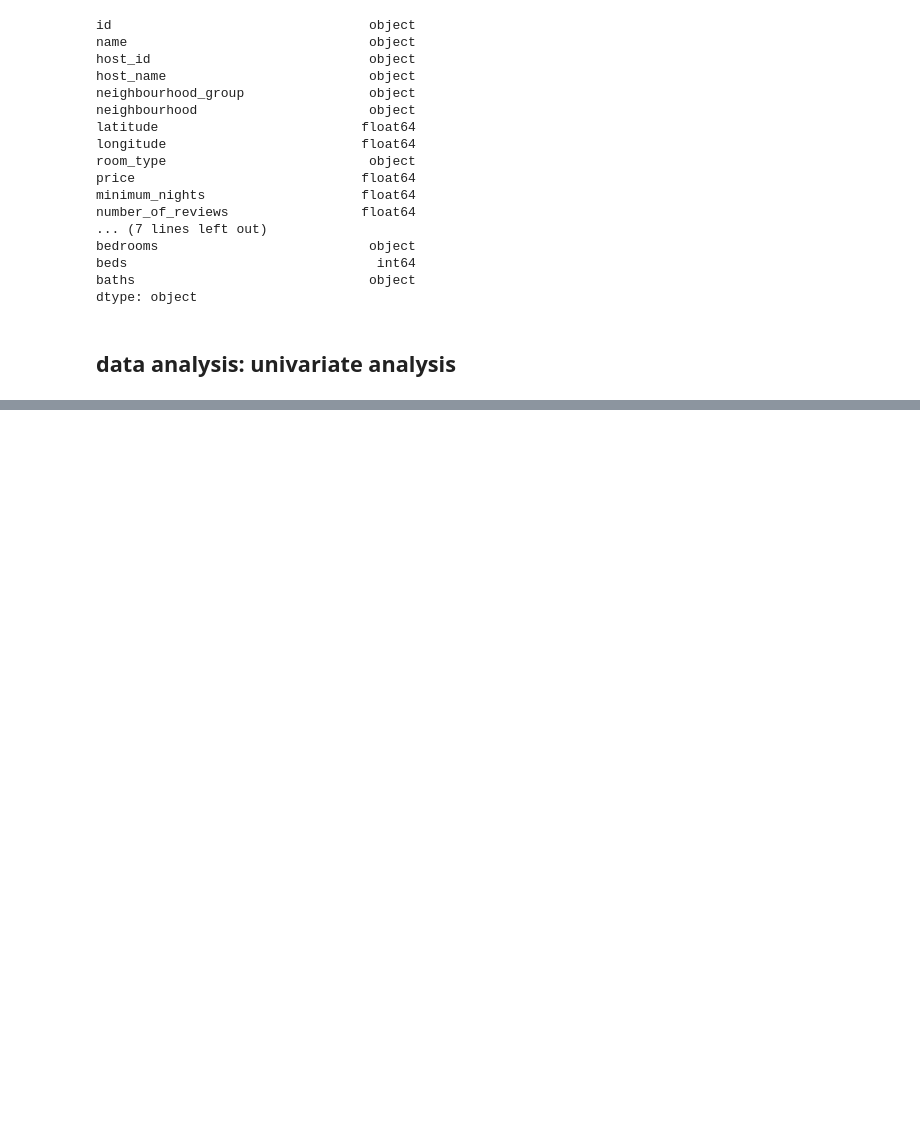
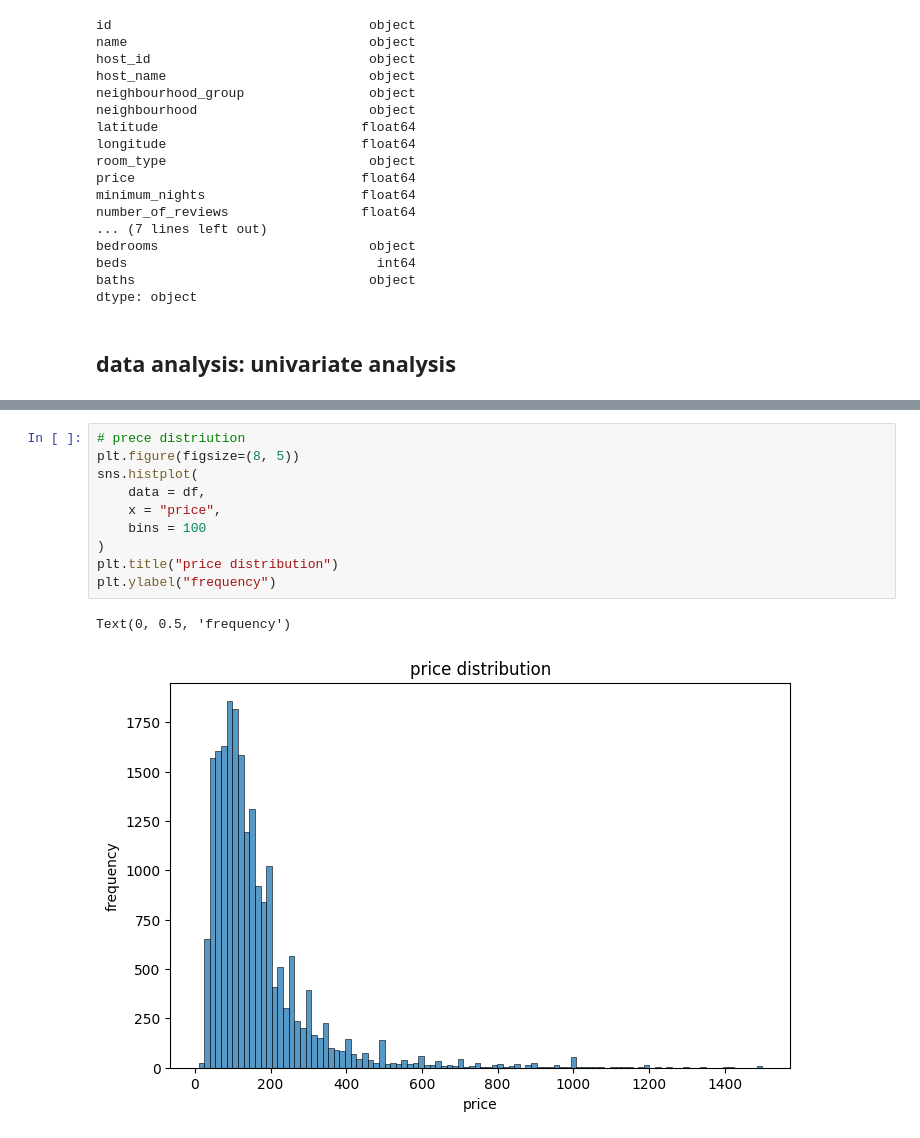
Before and after one commit to kamijoseph/AirBnB-EDA, a Jupyter notebook: main.ipynb, the cells around one changed output, grey strips where cells are left out. Saved outputs shown, nothing was run; the diff lists cells and outputs as text; blank space fills up the shorter version.

```diff
--- a/main.ipynb
+++ b/main.ipynb
@@ -319,0 +330,13 @@ dtype: object
+# %%
+# prece distriution
+plt.figure(figsize=(8, 5))
+sns.histplot(
+    data = df,
+    x = "price",
+    bins = 100
+)
+plt.title("price distribution")
+plt.ylabel("frequency")
+# %% [output]
+Text(0, 0.5, 'frequency')
+[figure, added]
```
Also changed, not shown: parts of 7 cells of this notebook.
